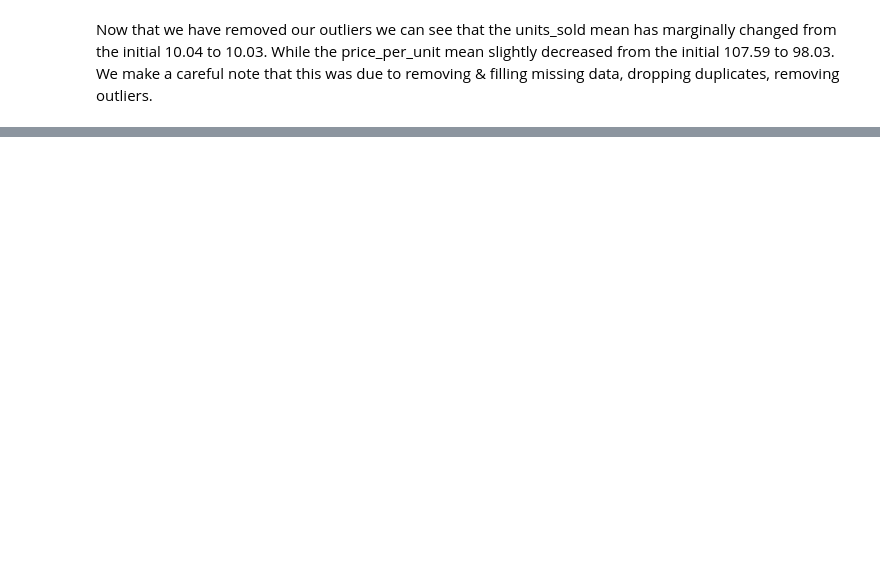
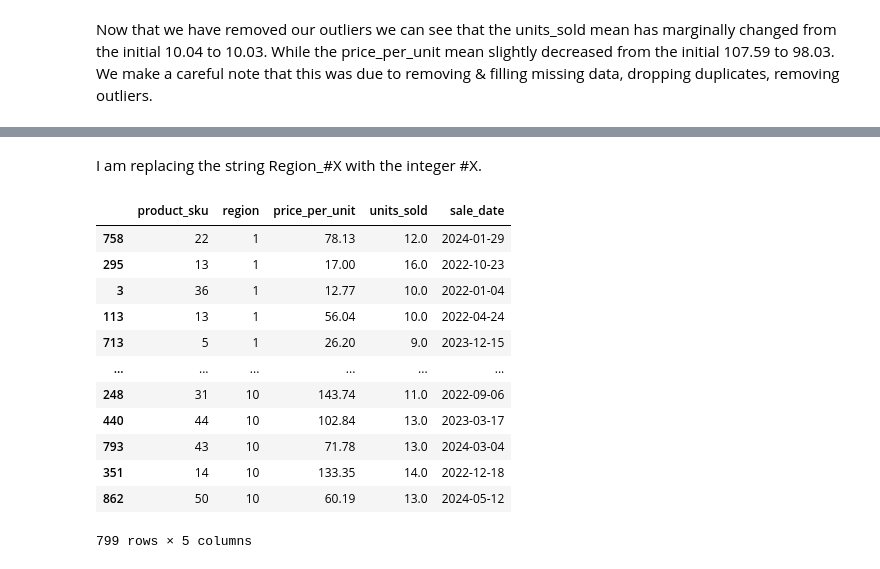
Before and after one commit to ajkam/schulich_data_science, a Jupyter notebook: Assignments/Assignment_1_v2.ipynb, the cells around one changed output, grey strips where cells are left out. Drawn from its saved outputs; the diff is of its cells as text; code cells hidden in the pictures; blank space fills up the shorter version.

```diff
--- a/Assignments/Assignment_1_v2.ipynb
+++ b/Assignments/Assignment_1_v2.ipynb
@@ -284,0 +675,19 @@ df
+# %% [markdown]
+I am replacing the string Region_#X with the integer #X.
+# %%
+df.sort_values(by=['region'], ascending=True,inplace=True)
+df
+# %% [output]
+|  | product_sku | region | price_per_unit | units_sold | sale_date |
+| 758 | 22 | 1 | 78.13 | 12.0 | 2024-01-29 |
+| 295 | 13 | 1 | 17.00 | 16.0 | 2022-10-23 |
+| 3 | 36 | 1 | 12.77 | 10.0 | 2022-01-04 |
+| 113 | 13 | 1 | 56.04 | 10.0 | 2022-04-24 |
+| 713 | 5 | 1 | 26.20 | 9.0 | 2023-12-15 |
+| ... | ... | ... | ... | ... | ... |
+| 248 | 31 | 10 | 143.74 | 11.0 | 2022-09-06 |
+| 440 | 44 | 10 | 102.84 | 13.0 | 2023-03-17 |
+| 793 | 43 | 10 | 71.78 | 13.0 | 2024-03-04 |
+| 351 | 14 | 10 | 133.35 | 14.0 | 2022-12-18 |
+| 862 | 50 | 10 | 60.19 | 13.0 | 2024-05-12 |
+799 rows × 5 columns
```
Also changed, not shown: parts of 88 cells of this notebook.
